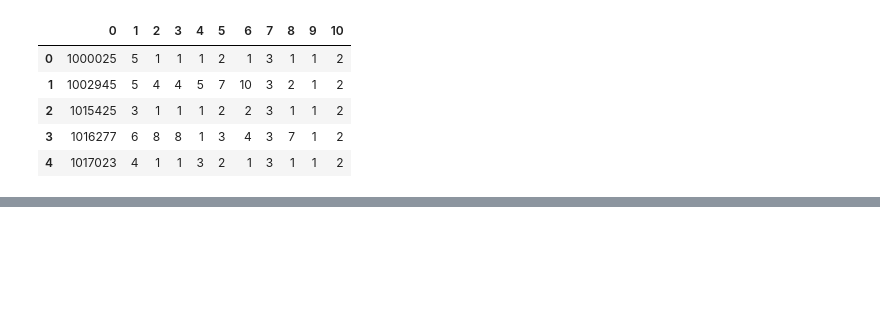
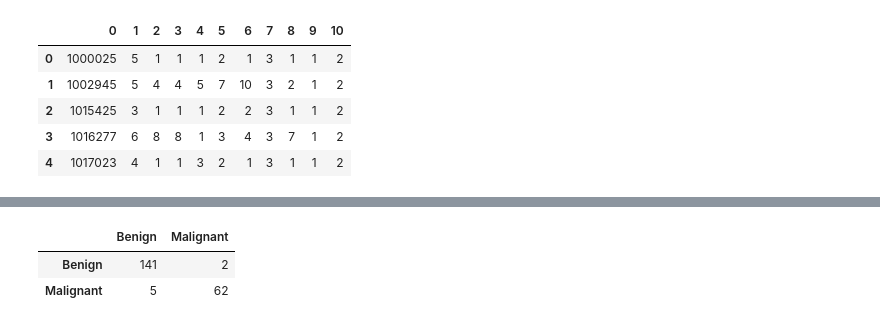
Before and after one commit to Faithie30/PREDICT-BREAST-CANCER, a Jupyter notebook: Breast Cancer Prediction.ipynb, the cells around one changed output, grey strips where cells are left out. Cells and saved outputs as stored; diff of their text form; code cells hidden in the pictures; blank space fills up the shorter version.

```diff
--- a/Breast Cancer Prediction.ipynb
+++ b/Breast Cancer Prediction.ipynb
@@ -71,0 +97,6 @@ ValueError: could not convert string to float: '?'
+# %%
+# segregate features and lables into separate variables
+X= df.drop(['Class'], axis=1)
+y=df['Class']
+# Split into train and test sets
+X_train, X_test, y_train, y_test = train_test_split(X, y, test_size=0.30, random_state=42)
@@ -71,0 +111,16 @@ ValueError: could not convert string to float: '?'
+# %%
+# Building a model
+
+model = LogisticRegression()
+model.fit(X_train,y_train)
+predict_model = model.predict(X_test)
+# %%
+# Confussion matrix
+
+labels = ['Benign', ' Malignant']
+
+pd.DataFrame(data=confusion_matrix(y_test, predict_model), index=labels, columns=labels)
+# %% [output]
+|  | Benign | Malignant |
+| Benign | 141 | 2 |
+| Malignant | 5 | 62 |
```
Also changed, not shown: parts of 17 cells of this notebook.
